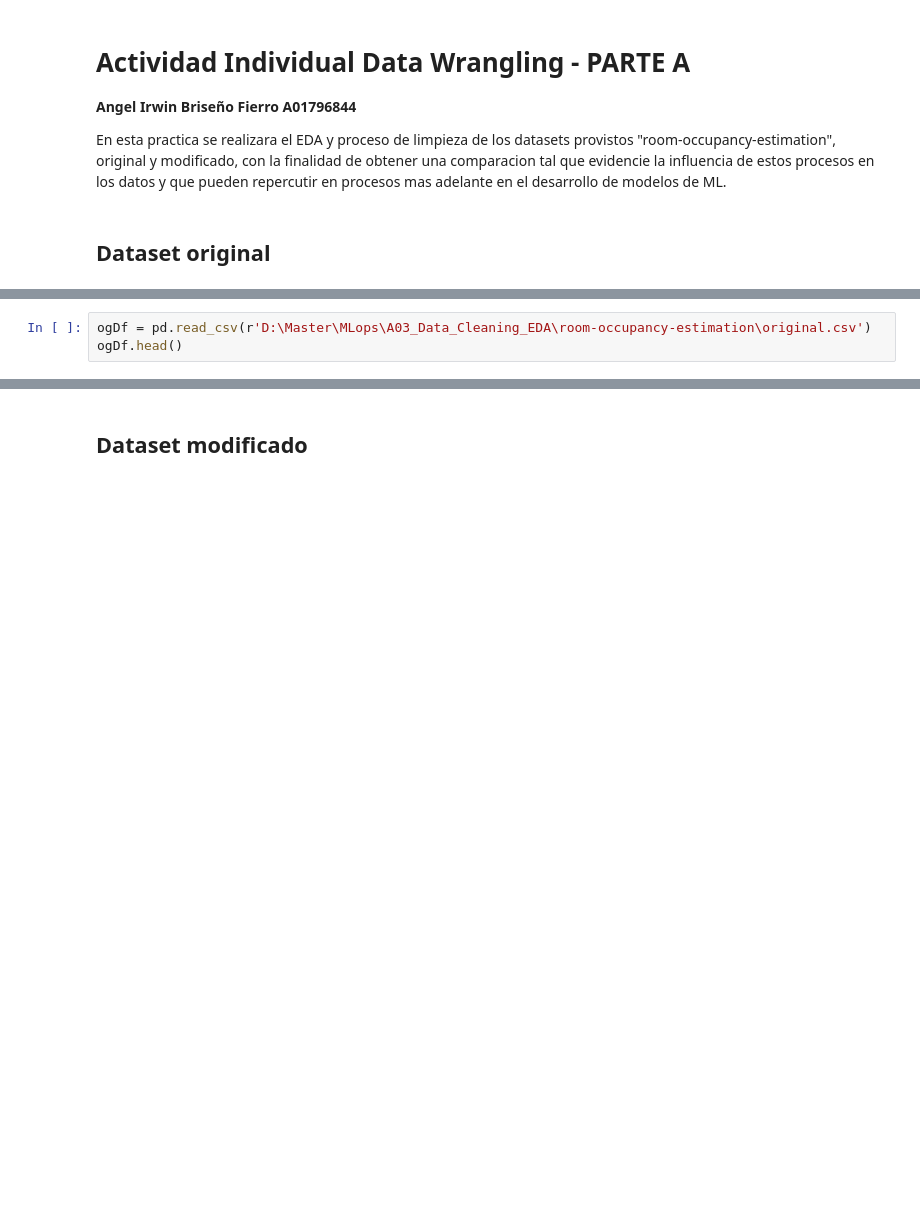
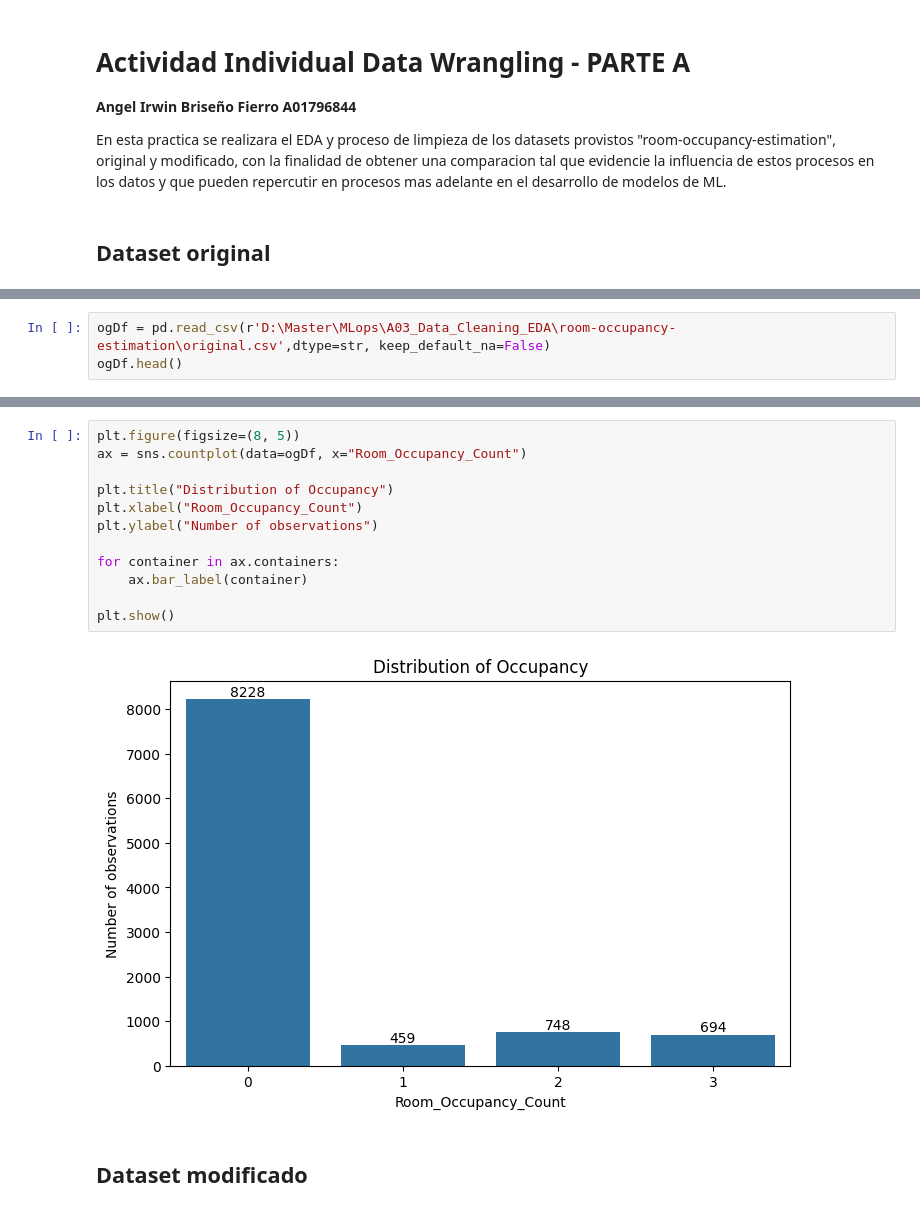
Before and after one commit to AngelBriFi/mlopsAct3, a Jupyter notebook: A03_A01796844.ipynb, the cells around one changed output, grey strips where cells are left out. Cells and saved outputs as stored; diff of their text form; blank space fills up the shorter version.

```diff
--- a/A03_A01796844.ipynb
+++ b/A03_A01796844.ipynb
@@ -22,5 +16,5 @@ print(data)
 # %%
-ogDf = pd.read_csv(r'D:\Master\MLops\A03_Data_Cleaning_EDA\room-occupancy-estimation\original.csv')
+ogDf = pd.read_csv(r'D:\Master\MLops\A03_Data_Cleaning_EDA\room-occupancy-estimation\original.csv',dtype=str, keep_default_na=False)
 ogDf.head()
 # %% [output]
 |  | Date | Time | S1_Temp | S2_Temp | S3_Temp | S4_Temp | S1_Light | S2_Light | S3_Light | S4_Light | ... |
@@ -32,2 +183,16 @@ ogDf.head()
+# %%
+plt.figure(figsize=(8, 5))
+ax = sns.countplot(data=ogDf, x="Room_Occupancy_Count")
+
+plt.title("Distribution of Occupancy")
+plt.xlabel("Room_Occupancy_Count")
+plt.ylabel("Number of observations")
+
+for container in ax.containers:
+    ax.bar_label(container)
+
+plt.show()
+# %% [output]
+[figure, added]
 # %% [markdown]
 ## Dataset modificado
```
Also changed, not shown: parts of 11 cells of this notebook.
